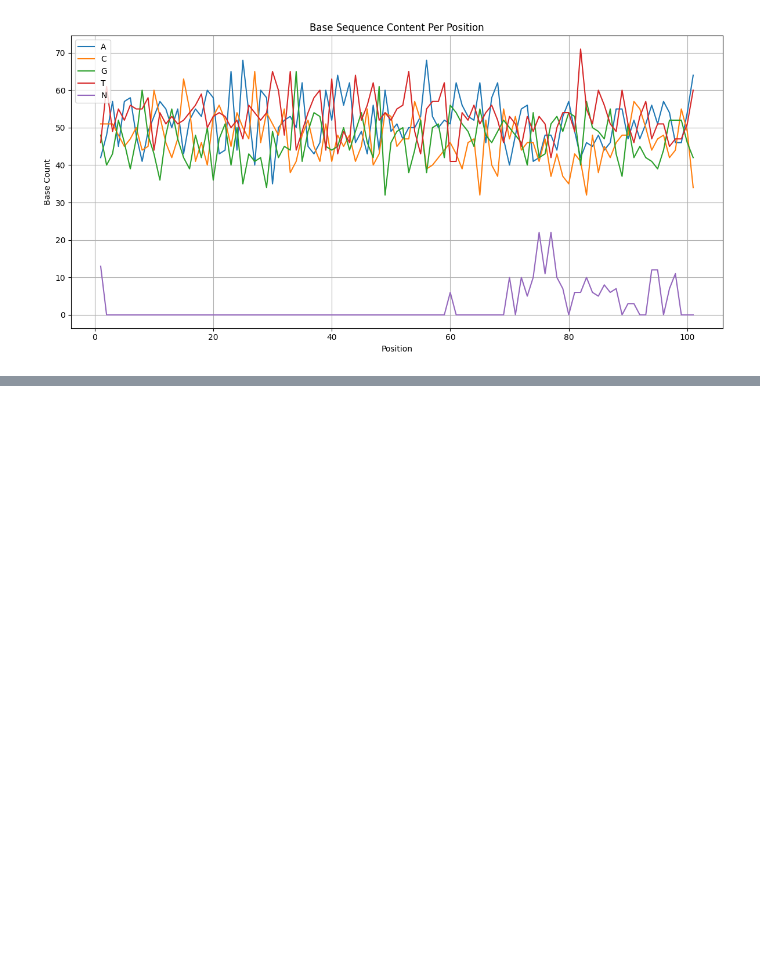
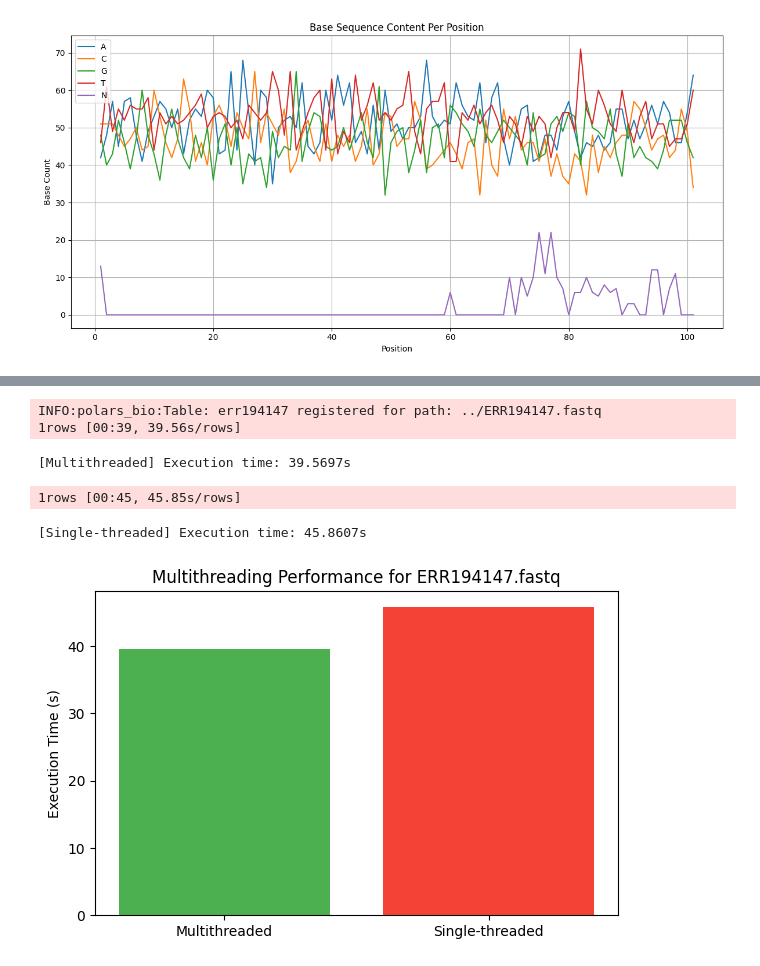
Before and after one commit to PCzerska/polars-bio, a Jupyter notebook: tbd-project/sprawozdanie.ipynb, the cells around one changed output, grey strips where cells are left out. Drawn from its saved outputs; the diff is of its cells as text; code cells hidden in the pictures; blank space fills up the shorter version.

Commit message:
one more time

```diff
--- a/tbd-project/sprawozdanie.ipynb
+++ b/tbd-project/sprawozdanie.ipynb
@@ -97,0 +98,42 @@ tests/test_base_sequence_content.py::test_base_content_matches_expected
+# %%
+import time
+import matplotlib.pyplot as plt
+import polars_bio as pb
+from polars_bio import read_fastq
+
+file_path = "../ERR194147.fastq"
+table_name = "ERR194147"
+
+# file_path = "example.fastq"
+# table_name = "example"
+
+read_fastq(file_path)
+
+pb.ctx.set_option("datafusion.execution.target_partitions", "2")
+start_multi = time.time()
+df_multi = pb.sql(f"SELECT base_content_multithreaded(sequence) AS result FROM {table_name}").collect()
+multi_time = time.time() - start_multi
+print(f"[Multithreaded] Execution time: {multi_time:.4f}s")
+
+pb.ctx.set_option("datafusion.execution.target_partitions", "1")
+start_single = time.time()
+df_single = pb.sql(f"SELECT base_content(sequence) AS result FROM {table_name}").collect()
+single_time = time.time() - start_single
+print(f"[Single-threaded] Execution time: {single_time:.4f}s")
+
+labels = ["Multithreaded", "Single-threaded"]
+times = [multi_time, single_time]
+
+plt.figure(figsize=(6, 4))
+plt.bar(labels, times, color=["#4caf50", "#f44336"])
+plt.ylabel("Execution Time (s)")
+plt.title("Multithreading Performance for ERR194147.fastq")
+plt.tight_layout()
+plt.show()
+# %% [output]
+INFO:polars_bio:Table: err194147 registered for path: ../ERR194147.fastq
+1rows [00:39, 39.56s/rows]
+[Multithreaded] Execution time: 39.5697s
+1rows [00:45, 45.85s/rows]
+[Single-threaded] Execution time: 45.8607s
+[figure, added]
```
Also changed, not shown: parts of 4 cells of this notebook.
